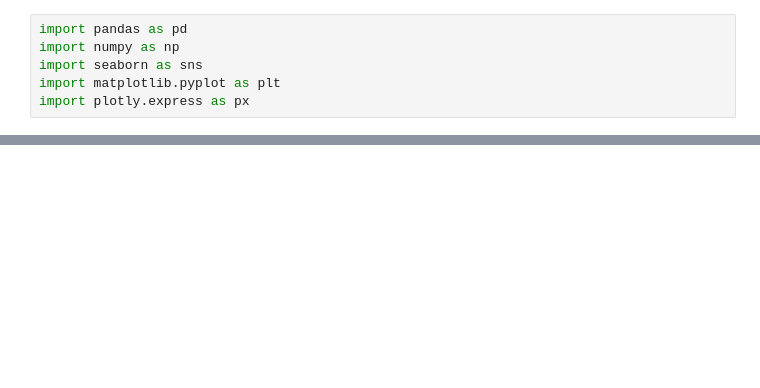
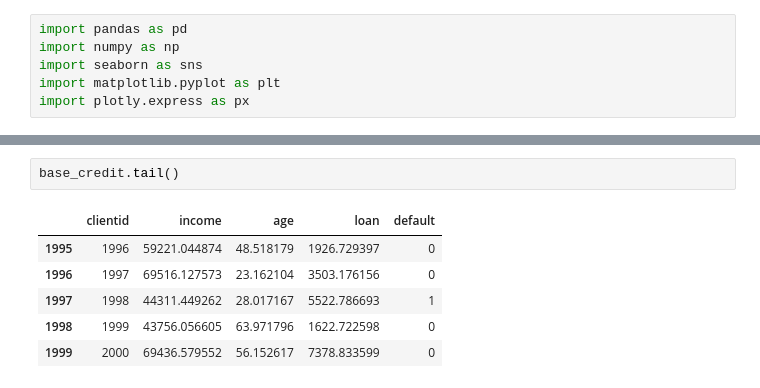
Before and after one commit to vasconcelosjean42/machine_learning-and-data-science-iaexpert, a Jupyter notebook: classificacao/parte_01_classificacao.ipynb, the cells around one changed output, grey strips where cells are left out. Cells and saved outputs as stored; diff of their text form; blank space fills up the shorter version.

```diff
--- a/classificacao/parte_01_classificacao.ipynb
+++ b/classificacao/parte_01_classificacao.ipynb
@@ -22,0 +43,9 @@ import plotly.express as px
+# %%
+base_credit.tail()
+# %% [output]
+|  | clientid | income | age | loan | default |
+| 1995 | 1996 | 59221.044874 | 48.518179 | 1926.729397 | 0 |
+| 1996 | 1997 | 69516.127573 | 23.162104 | 3503.176156 | 0 |
+| 1997 | 1998 | 44311.449262 | 28.017167 | 5522.786693 | 1 |
+| 1998 | 1999 | 43756.056605 | 63.971796 | 1622.722598 | 0 |
+| 1999 | 2000 | 69436.579552 | 56.152617 | 7378.833599 | 0 |
```
Also changed, not shown: parts of 8 cells of this notebook.
